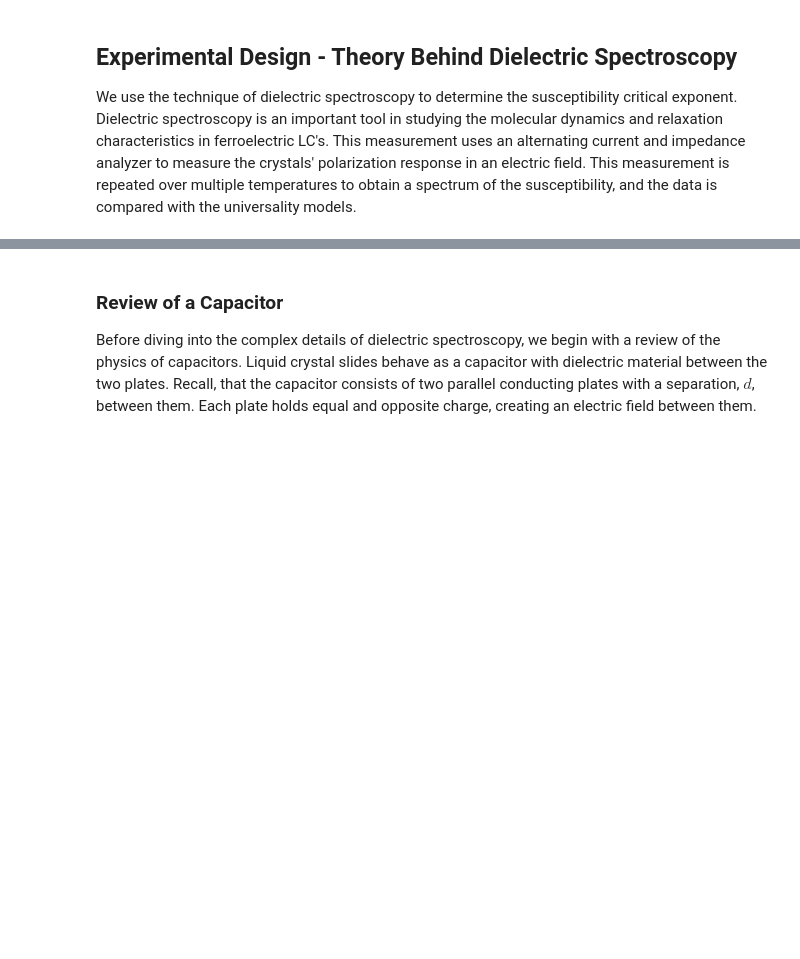
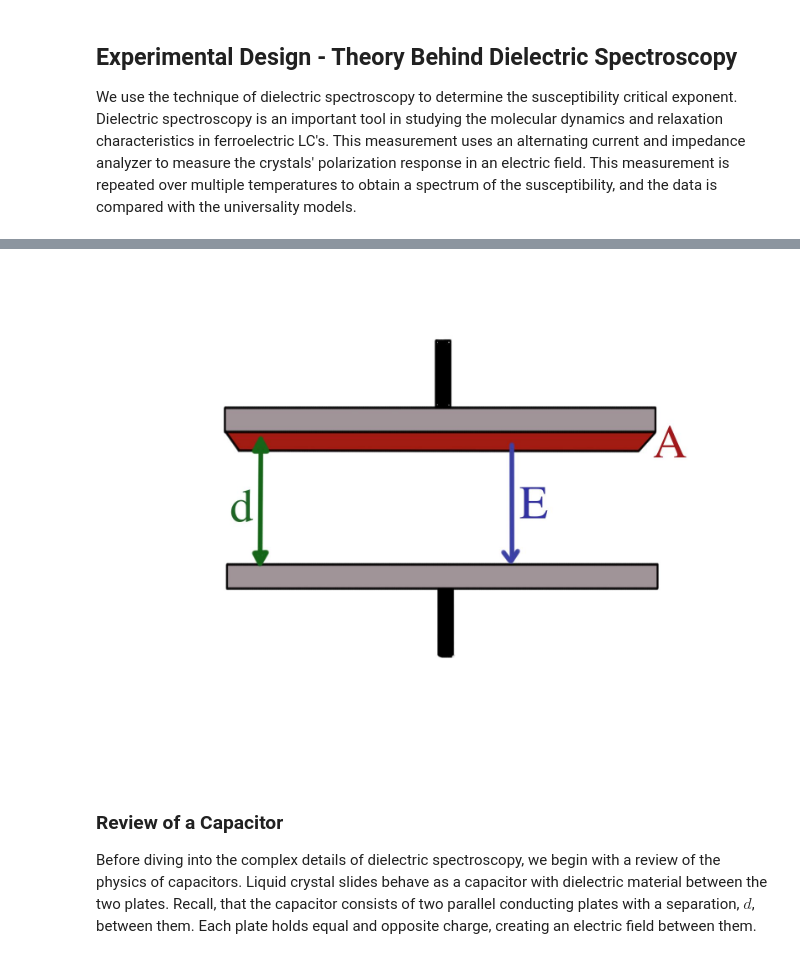
Before and after one commit to Zsailer/calpolythesis, a Jupyter notebook: notebook/Experimental Design - Theory Behind Dielectric Spectroscopy.ipynb, the cells around one changed output, grey strips where cells are left out. Saved outputs shown, nothing was run; the diff lists cells and outputs as text; code cells hidden in the pictures; blank space fills up the shorter version.

```diff
--- a/notebook/Experimental Design - Theory Behind Dielectric Spectroscopy.ipynb
+++ b/notebook/Experimental Design - Theory Behind Dielectric Spectroscopy.ipynb
@@ -11,3 +9,8 @@ We use the technique of dielectric spectroscopy to determine the susceptibility
+# %%
+from IPython.core.display import Image, display_jpeg
+Image(format = u'jpeg', filename = u'figures/EmptyCapacitor.jpg', width=50, height=50, retina = True)
+# %% [output]
+[figure, added]
 # %% [markdown]
 ### Review of a Capacitor ###
 
```
Also changed, not shown: parts of 10 cells of this notebook, 2 other files.
